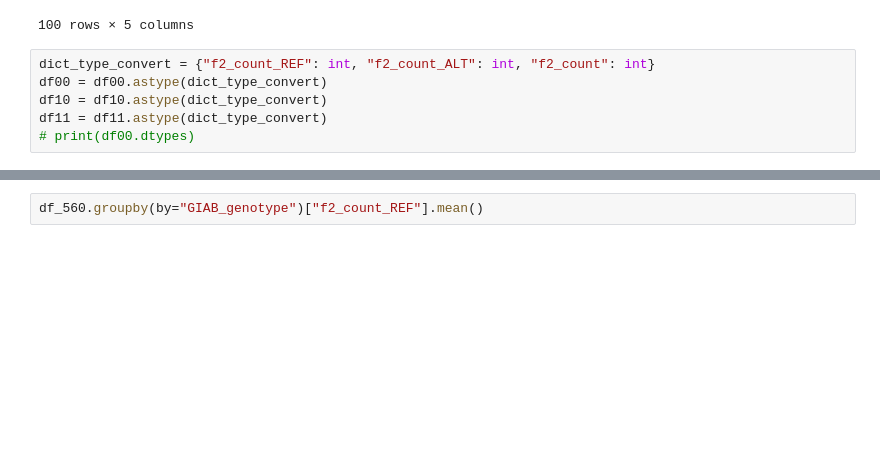
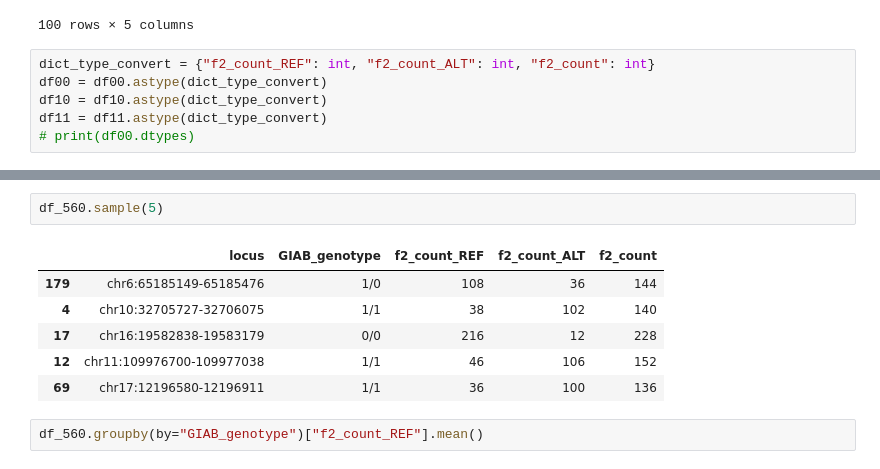
Before and after one commit to OrangeFrog210/COMP402-565Project, a Jupyter notebook: DNN_prototype_ver2.ipynb, the cells around one changed output, grey strips where cells are left out. Saved outputs shown, nothing was run; the diff lists cells and outputs as text; blank space fills up the shorter version.

```diff
--- a/DNN_prototype_ver2.ipynb
+++ b/DNN_prototype_ver2.ipynb
@@ -182,6 +182,15 @@ df_560
 | 234 | chrX:138384895-138385237 | 1/1 | 16 | 44 | 60 |
 | 235 | chrX:145329900-145330223 | 1/1 | 22 | 48 | 70 |
 560 rows × 5 columns
+# %%
+df_560.sample(5)
+# %% [output]
+|  | locus | GIAB_genotype | f2_count_REF | f2_count_ALT | f2_count |
+| 179 | chr6:65185149-65185476 | 1/0 | 108 | 36 | 144 |
+| 4 | chr10:32705727-32706075 | 1/1 | 38 | 102 | 140 |
+| 17 | chr16:19582838-19583179 | 0/0 | 216 | 12 | 228 |
+| 12 | chr11:109976700-109977038 | 1/1 | 46 | 106 | 152 |
+| 69 | chr17:12196580-12196911 | 1/1 | 36 | 100 | 136 |
 # %%
 df_560.groupby(by="GIAB_genotype")["f2_count_REF"].mean()
 # %% [output]
```
Also changed, not shown: parts of 17 cells of this notebook.
